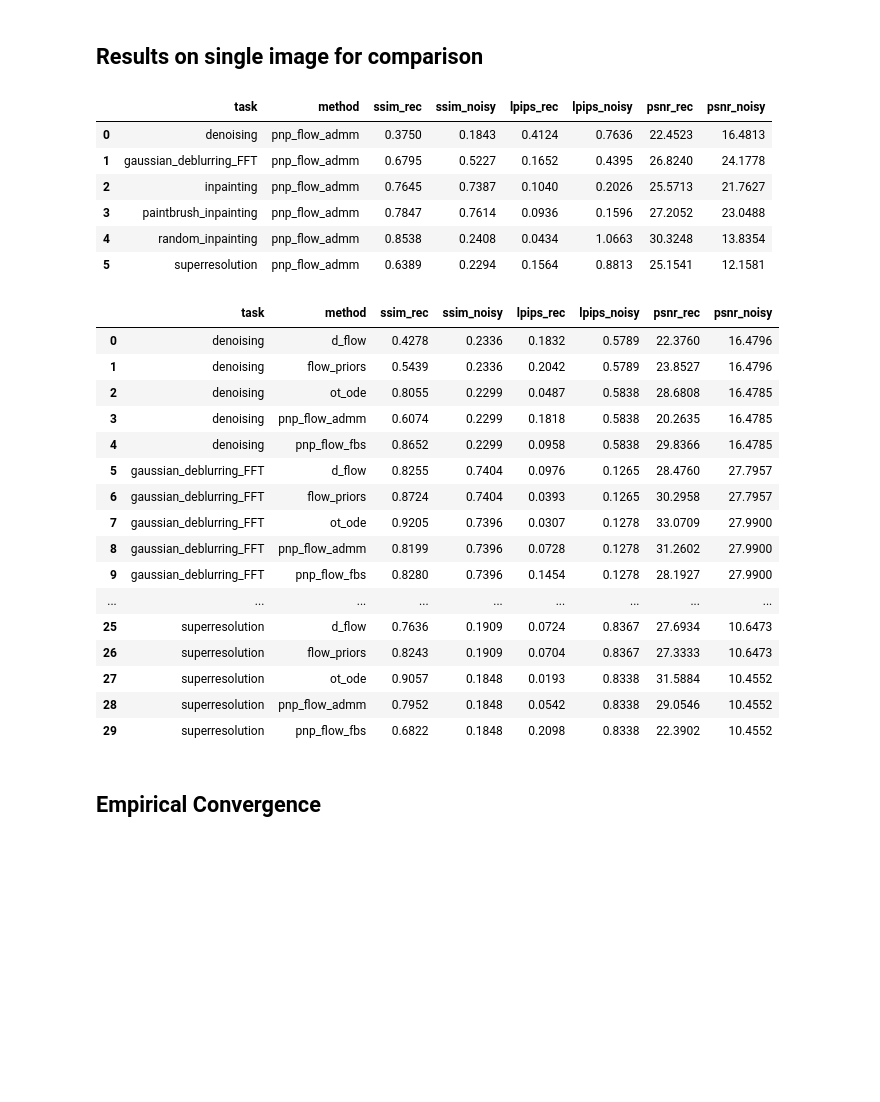
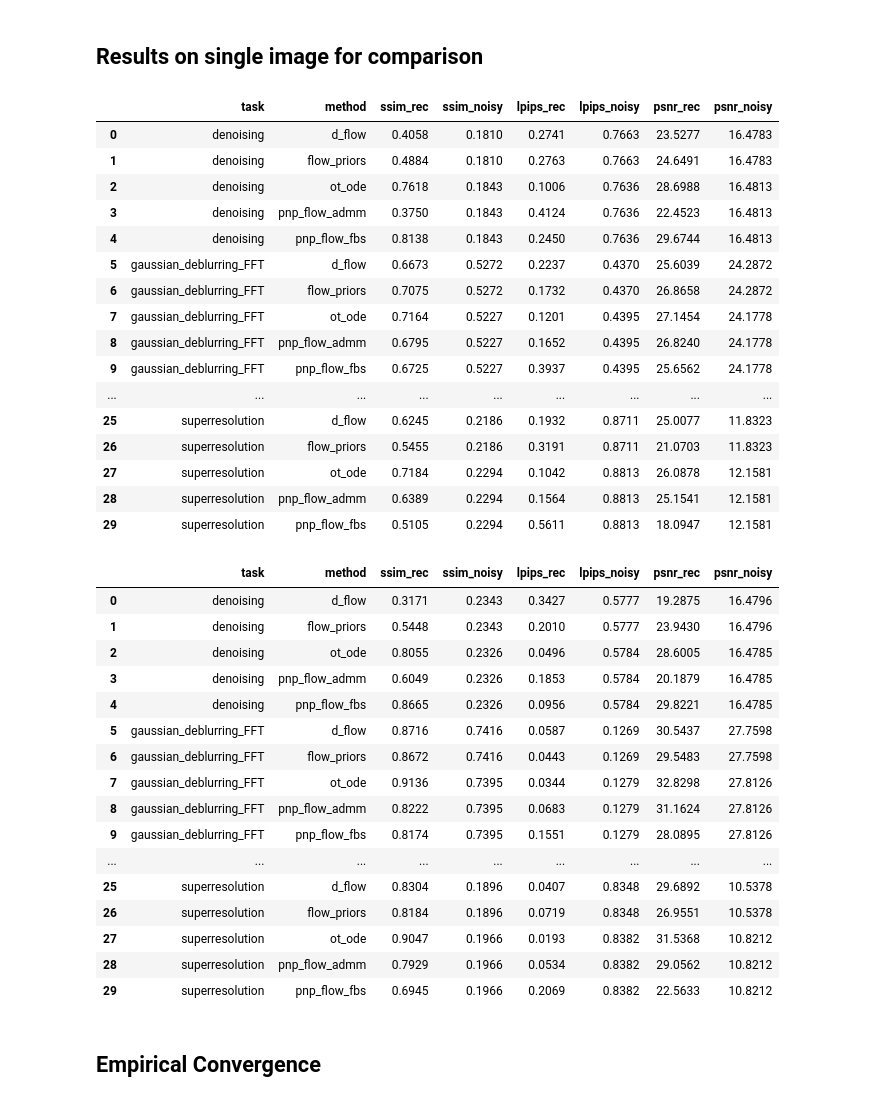
Before and after one commit to dibyanshu100/PnP_ConsensusFlow, a Jupyter notebook: graphs.ipynb, the cells around one changed output. Saved outputs shown, nothing was run; the diff lists cells and outputs as text; code cells hidden in the pictures; blank space fills up the shorter version.

```diff
--- a/graphs.ipynb
+++ b/graphs.ipynb
@@ -73,40 +91,50 @@ Preview:
 # %% [markdown]
 ## Results on single image for comparison
 # %%
-ROOT_DIR = Path("results/afhq_cat_rho_500_steps_250/ot")
+ROOT_DIR = Path("results/afhq_cat_100_rho_500/ot")
 
-df = gu.extract_basic_metrics(ROOT_DIR, "metrics.xlsx")
+df = gu.extract_basic_metrics(ROOT_DIR, "celeba_100_rho_500.xlsx")
 display(df)
 # %% [output]
 |  | task | method | ssim_rec | ssim_noisy | lpips_rec | lpips_noisy | psnr_rec | psnr_noisy |
-| 0 | denoising | pnp_flow_admm | 0.3750 | 0.1843 | 0.4124 | 0.7636 | 22.4523 | 16.4813 |
-| 1 | gaussian_deblurring_FFT | pnp_flow_admm | 0.6795 | 0.5227 | 0.1652 | 0.4395 | 26.8240 | 24.1778 |
-| 2 | inpainting | pnp_flow_admm | 0.7645 | 0.7387 | 0.1040 | 0.2026 | 25.5713 | 21.7627 |
-| 3 | paintbrush_inpainting | pnp_flow_admm | 0.7847 | 0.7614 | 0.0936 | 0.1596 | 27.2052 | 23.0488 |
-| 4 | random_inpainting | pnp_flow_admm | 0.8538 | 0.2408 | 0.0434 | 1.0663 | 30.3248 | 13.8354 |
-| 5 | superresolution | pnp_flow_admm | 0.6389 | 0.2294 | 0.1564 | 0.8813 | 25.1541 | 12.1581 |
+| 0 | denoising | d_flow | 0.4058 | 0.1810 | 0.2741 | 0.7663 | 23.5277 | 16.4783 |
+| 1 | denoising | flow_priors | 0.4884 | 0.1810 | 0.2763 | 0.7663 | 24.6491 | 16.4783 |
+| 2 | denoising | ot_ode | 0.7618 | 0.1843 | 0.1006 | 0.7636 | 28.6988 | 16.4813 |
+| 3 | denoising | pnp_flow_admm | 0.3750 | 0.1843 | 0.4124 | 0.7636 | 22.4523 | 16.4813 |
+| 4 | denoising | pnp_flow_fbs | 0.8138 | 0.1843 | 0.2450 | 0.7636 | 29.6744 | 16.4813 |
+| 5 | gaussian_deblurring_FFT | d_flow | 0.6673 | 0.5272 | 0.2237 | 0.4370 | 25.6039 | 24.2872 |
+| 6 | gaussian_deblurring_FFT | flow_priors | 0.7075 | 0.5272 | 0.1732 | 0.4370 | 26.8658 | 24.2872 |
+| 7 | gaussian_deblurring_FFT | ot_ode | 0.7164 | 0.5227 | 0.1201 | 0.4395 | 27.1454 | 24.1778 |
+| 8 | gaussian_deblurring_FFT | pnp_flow_admm | 0.6795 | 0.5227 | 0.1652 | 0.4395 | 26.8240 | 24.1778 |
+| 9 | gaussian_deblurring_FFT | pnp_flow_fbs | 0.6725 | 0.5227 | 0.3937 | 0.4395 | 25.6562 | 24.1778 |
+| ... | ... | ... | ... | ... | ... | ... | ... | ... |
+| 25 | superresolution | d_flow | 0.6245 | 0.2186 | 0.1932 | 0.8711 | 25.0077 | 11.8323 |
+| 26 | superresolution | flow_priors | 0.5455 | 0.2186 | 0.3191 | 0.8711 | 21.0703 | 11.8323 |
+| 27 | superresolution | ot_ode | 0.7184 | 0.2294 | 0.1042 | 0.8813 | 26.0878 | 12.1581 |
+| 28 | superresolution | pnp_flow_admm | 0.6389 | 0.2294 | 0.1564 | 0.8813 | 25.1541 | 12.1581 |
+| 29 | superresolution | pnp_flow_fbs | 0.5105 | 0.2294 | 0.5611 | 0.8813 | 18.0947 | 12.1581 |
 # %%
-ROOT_DIR = Path("results/celeba_100_rho_1000/ot")
+ROOT_DIR = Path("results/celeba_100_new_important/ot")
 df = gu.extract_basic_metrics(ROOT_DIR, "celeba_100_rho_1000.xlsx")
 display(df)
 # %% [output]
 |  | task | method | ssim_rec | ssim_noisy | lpips_rec | lpips_noisy | psnr_rec | psnr_noisy |
-| 0 | denoising | d_flow | 0.4278 | 0.2336 | 0.1832 | 0.5789 | 22.3760 | 16.4796 |
-| 1 | denoising | flow_priors | 0.5439 | 0.2336 | 0.2042 | 0.5789 | 23.8527 | 16.4796 |
-| 2 | denoising | ot_ode | 0.8055 | 0.2299 | 0.0487 | 0.5838 | 28.6808 | 16.4785 |
-| 3 | denoising | pnp_flow_admm | 0.6074 | 0.2299 | 0.1818 | 0.5838 | 20.2635 | 16.4785 |
-| 4 | denoising | pnp_flow_fbs | 0.8652 | 0.2299 | 0.0958 | 0.5838 | 29.8366 | 16.4785 |
-| 5 | gaussian_deblurring_FFT | d_flow | 0.8255 | 0.7404 | 0.0976 | 0.1265 | 28.4760 | 27.7957 |
-| 6 | gaussian_deblurring_FFT | flow_priors | 0.8724 | 0.7404 | 0.0393 | 0.1265 | 30.2958 | 27.7957 |
-| 7 | gaussian_deblurring_FFT | ot_ode | 0.9205 | 0.7396 | 0.0307 | 0.1278 | 33.0709 | 27.9900 |
-| 8 | gaussian_deblurring_FFT | pnp_flow_admm | 0.8199 | 0.7396 | 0.0728 | 0.1278 | 31.2602 | 27.9900 |
-| 9 | gaussian_deblurring_FFT | pnp_flow_fbs | 0.8280 | 0.7396 | 0.1454 | 0.1278 | 28.1927 | 27.9900 |
+| 0 | denoising | d_flow | 0.3171 | 0.2343 | 0.3427 | 0.5777 | 19.2875 | 16.4796 |
+| 1 | denoising | flow_priors | 0.5448 | 0.2343 | 0.2010 | 0.5777 | 23.9430 | 16.4796 |
+| 2 | denoising | ot_ode | 0.8055 | 0.2326 | 0.0496 | 0.5784 | 28.6005 | 16.4785 |
+| 3 | denoising | pnp_flow_admm | 0.6049 | 0.2326 | 0.1853 | 0.5784 | 20.1879 | 16.4785 |
+| 4 | denoising | pnp_flow_fbs | 0.8665 | 0.2326 | 0.0956 | 0.5784 | 29.8221 | 16.4785 |
+| 5 | gaussian_deblurring_FFT | d_flow | 0.8716 | 0.7416 | 0.0587 | 0.1269 | 30.5437 | 27.7598 |
+| 6 | gaussian_deblurring_FFT | flow_priors | 0.8672 | 0.7416 | 0.0443 | 0.1269 | 29.5483 | 27.7598 |
+| 7 | gaussian_deblurring_FFT | ot_ode | 0.9136 | 0.7395 | 0.0344 | 0.1279 | 32.8298 | 27.8126 |
+| 8 | gaussian_deblurring_FFT | pnp_flow_admm | 0.8222 | 0.7395 | 0.0683 | 0.1279 | 31.1624 | 27.8126 |
+| 9 | gaussian_deblurring_FFT | pnp_flow_fbs | 0.8174 | 0.7395 | 0.1551 | 0.1279 | 28.0895 | 27.8126 |
 | ... | ... | ... | ... | ... | ... | ... | ... | ... |
-| 25 | superresolution | d_flow | 0.7636 | 0.1909 | 0.0724 | 0.8367 | 27.6934 | 10.6473 |
-| 26 | superresolution | flow_priors | 0.8243 | 0.1909 | 0.0704 | 0.8367 | 27.3333 | 10.6473 |
-| 27 | superresolution | ot_ode | 0.9057 | 0.1848 | 0.0193 | 0.8338 | 31.5884 | 10.4552 |
-| 28 | superresolution | pnp_flow_admm | 0.7952 | 0.1848 | 0.0542 | 0.8338 | 29.0546 | 10.4552 |
-| 29 | superresolution | pnp_flow_fbs | 0.6822 | 0.1848 | 0.2098 | 0.8338 | 22.3902 | 10.4552 |
+| 25 | superresolution | d_flow | 0.8304 | 0.1896 | 0.0407 | 0.8348 | 29.6892 | 10.5378 |
+| 26 | superresolution | flow_priors | 0.8184 | 0.1896 | 0.0719 | 0.8348 | 26.9551 | 10.5378 |
+| 27 | superresolution | ot_ode | 0.9047 | 0.1966 | 0.0193 | 0.8382 | 31.5368 | 10.8212 |
+| 28 | superresolution | pnp_flow_admm | 0.7929 | 0.1966 | 0.0534 | 0.8382 | 29.0562 | 10.8212 |
+| 29 | superresolution | pnp_flow_fbs | 0.6945 | 0.1966 | 0.2069 | 0.8382 | 22.5633 | 10.8212 |
 # %% [markdown]
 ## Empirical Convergence
 # %%
```
Also changed, not shown: parts of 3 cells of this notebook, 9 other files.
